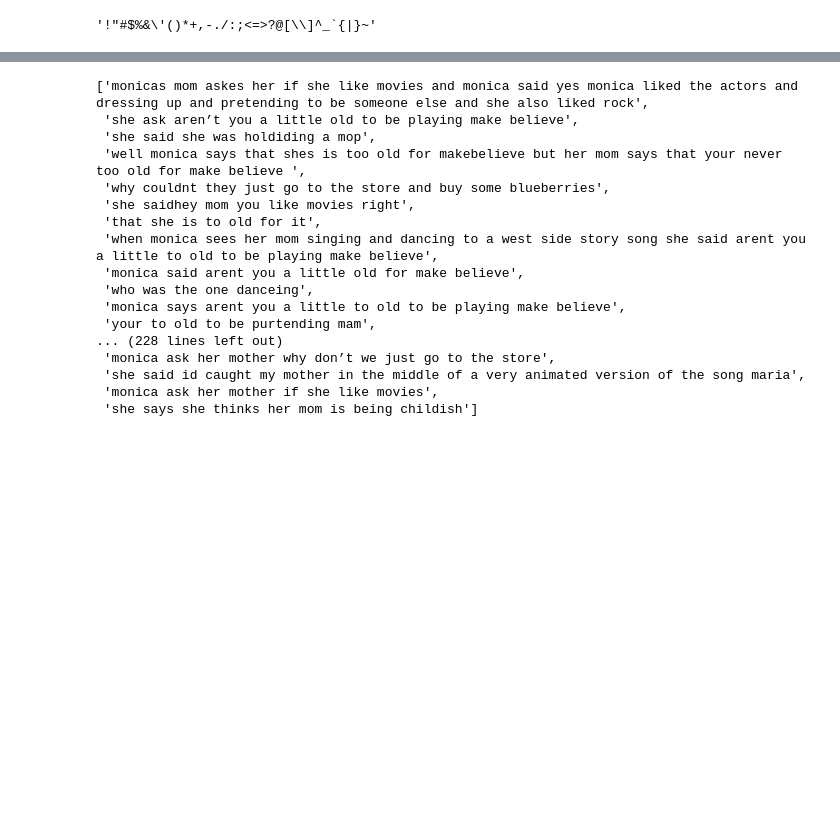
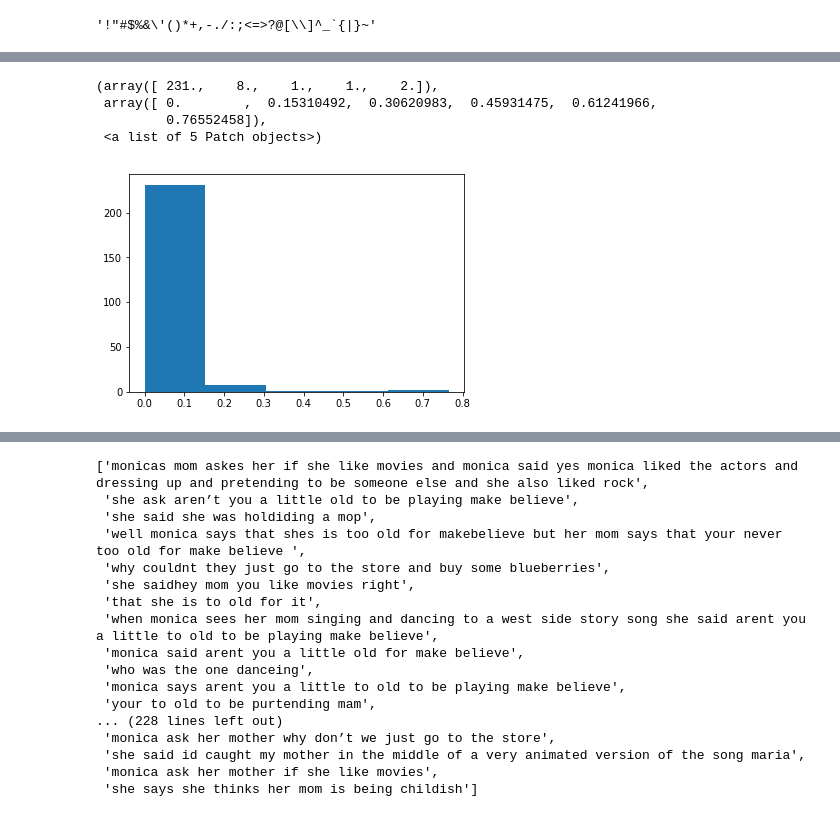
Before and after one commit to sarangof/beta-Grading, a Jupyter notebook: Learning.ipynb, the cells around one changed output, grey strips where cells are left out. Cells and saved outputs as stored; diff of their text form; code cells hidden in the pictures; blank space fills up the shorter version.

```diff
--- a/Learning.ipynb
+++ b/Learning.ipynb
@@ -361,0 +396,8 @@ for sentence in np_q1_answers:
+# %%
+plt.hist(q1q2q3.id_11459_sim_score_75, 5)
+# %% [output]
+(array([ 231.,    8.,    1.,    1.,    2.]),
+ array([ 0.        ,  0.15310492,  0.30620983,  0.45931475,  0.61241966,
+         0.76552458]),
+ <a list of 5 Patch objects>)
+[figure, added]
```
Also changed, not shown: parts of 43 cells of this notebook.
